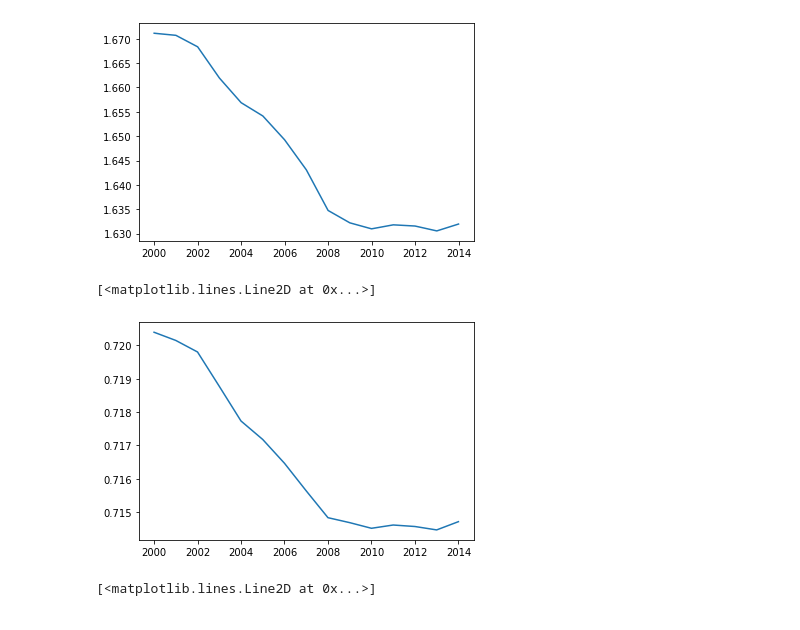
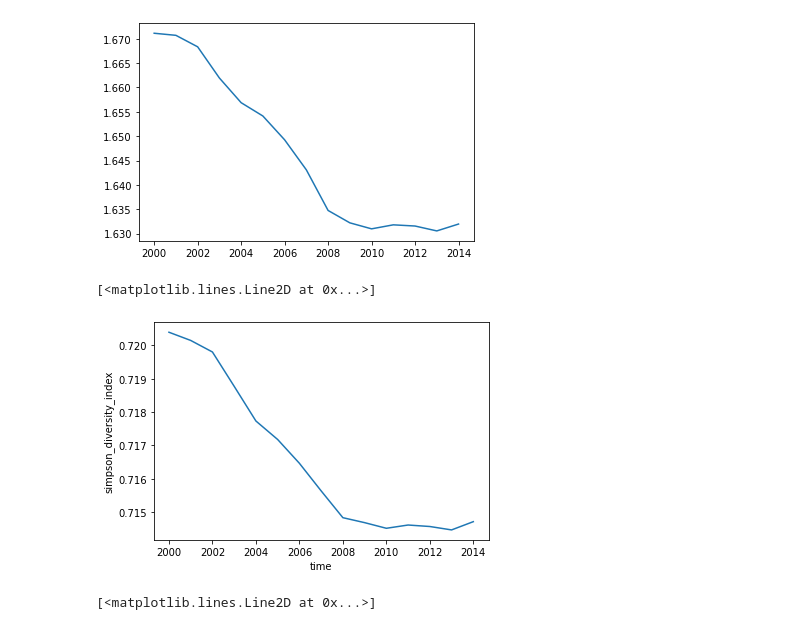
Before and after one commit to ai4er-cdt/geograph, a Jupyter notebook: notebooks/3-demo-landscape-timeseries-metrics.ipynb, the cells around one changed output. Drawn from its saved outputs; the diff is of its cells as text; code cells hidden in the pictures.

Commit message:
exp: plot tweaks

```diff
--- a/notebooks/3-demo-landscape-timeseries-metrics.ipynb
+++ b/notebooks/3-demo-landscape-timeseries-metrics.ipynb
@@ -107,11 +107,11 @@ plt.plot(graph_timestack.times, graph_timestack.get_metric("shannon_diversity_in
 # %% [output]
 [<matplotlib.lines.Line2D at 0x...>]
 [figure]
-# %%
-plt.plot(graph_timestack.times, graph_timestack.get_metric("simpson_diversity_index"))
-# %% [output]
-[<matplotlib.lines.Line2D at 0x...>]
-[figure, removed]
+# %%
+graph_timestack.get_metric("simpson_diversity_index").plot()
+# %% [output]
+[<matplotlib.lines.Line2D at 0x...>]
+[figure, added]
 # %%
 graph_timestack.get_metric("num_patches").plot()
 # %% [output]
```
Also changed, not shown: parts of 4 cells of this notebook.
